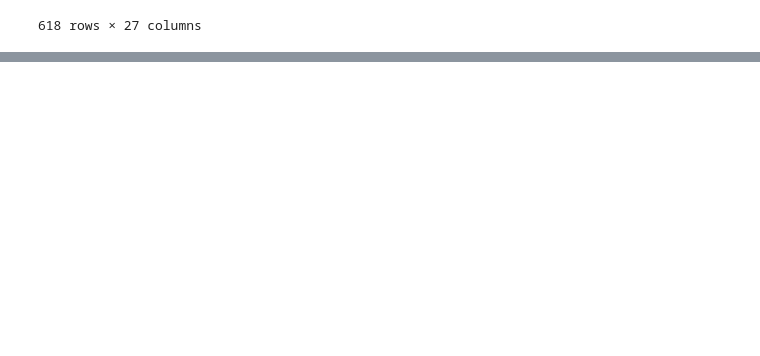
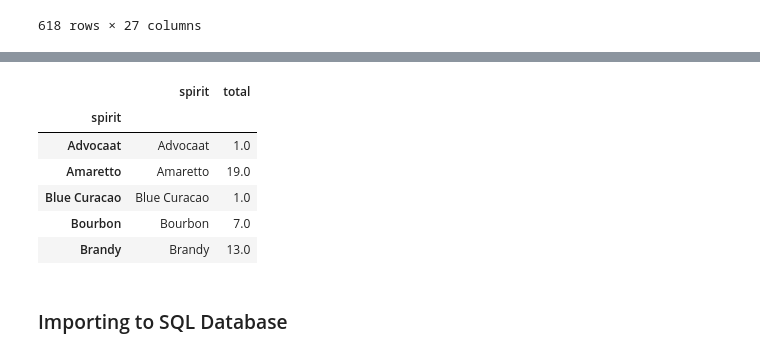
Before and after one commit to rclassit/Project-2, a Jupyter notebook: Data Cleaning.ipynb, the cells around one changed output, grey strips where cells are left out. Cells and saved outputs as stored; diff of their text form; code cells hidden in the pictures; blank space fills up the shorter version.

```diff
--- a/Data Cleaning.ipynb
+++ b/Data Cleaning.ipynb
@@ -10,6 +15,6 @@ import unicodedata
 # %%
 # Import json and convert to DF
-url = 'https://www.thecocktaildb.com/api/json/v2/9973533/search.php?s'
+url = 'https://www.thecocktaildb.com/api/json/v2/' + api_key + '/search.php?s'
 response = requests.get(url).json()
 drinks_df = pd.json_normalize(response['drinks'], max_level=1)
 drinks_df.head()
@@ -368,0 +489,13 @@ ABC[['strDrink', 'strIngredient1', 'strMeasure1', 'strIngredient2', 'strMeasure2
+# %%
+# Drop all columns except Total
+cols_to_keep = ["spirit","total"]
+spirit_total_df = spirit_count_df[cols_to_keep]
+spirit_total_df.head()
+# %% [output]
+|  | spirit | total |
+| spirit |  |  |
+| Advocaat | Advocaat | 1.0 |
+| Amaretto | Amaretto | 19.0 |
+| Blue Curacao | Blue Curacao | 1.0 |
+| Bourbon | Bourbon | 7.0 |
+| Brandy | Brandy | 13.0 |
@@ -369 +505,3 @@ ABC[['strDrink', 'strIngredient1', 'strMeasure1', 'strIngredient2', 'strMeasure2
+# %% [markdown]
+### Importing to SQL Database
 # %%
```
Also changed, not shown: parts of 28 cells of this notebook, 1 other file.
